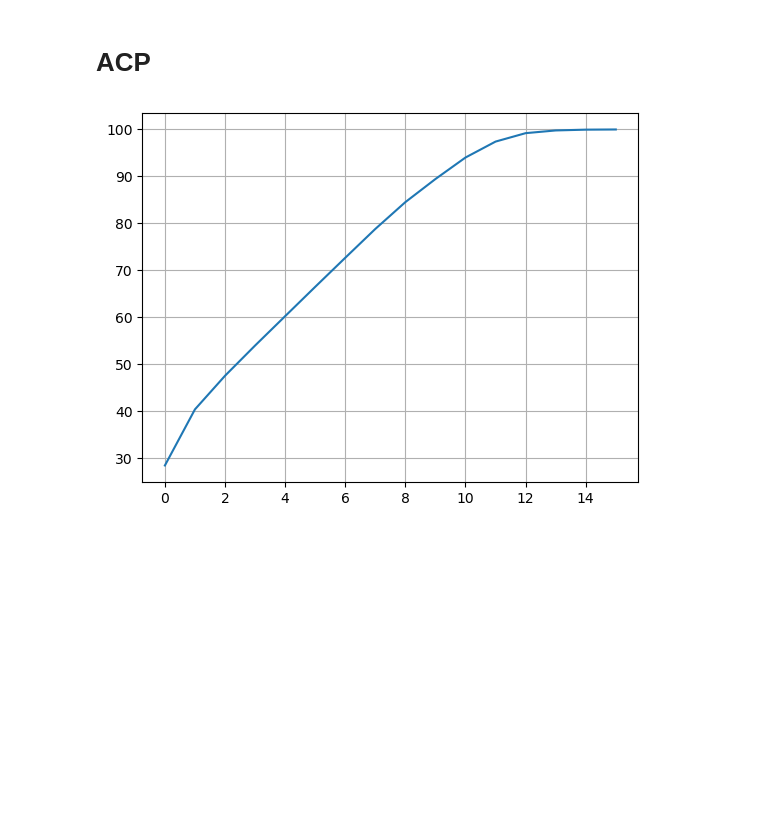
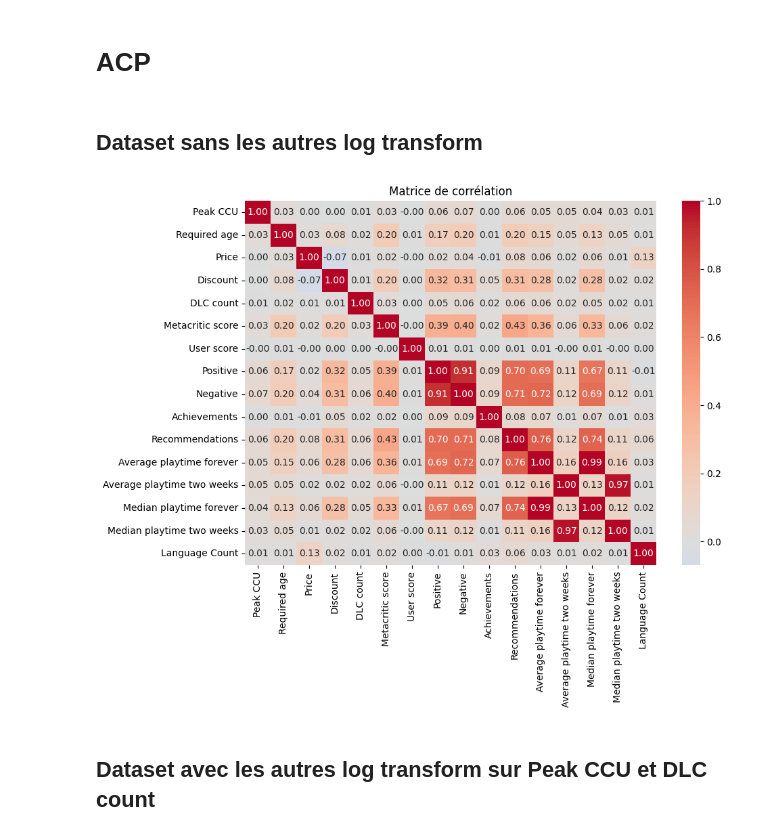
Before and after one commit to LjAquinox/Projet_Analyse_Steam, a Jupyter notebook: clean.ipynb, the cells around one changed output. Saved outputs shown, nothing was run; the diff lists cells and outputs as text; code cells hidden in the pictures; blank space fills up the shorter version.

```diff
--- a/clean.ipynb
+++ b/clean.ipynb
@@ -199,10 +413,10 @@ print(df2.head())
 # %%
 df3 = df2.copy(deep = True)
-df3["Positive"] = np.log2(df3["Positive"] + 1)
-df3["Negative"] = np.log2(df3["Negative"] + 1)
-df3["Recommendations"] = np.log2(df3["Recommendations"] + 1)
-df3["Average playtime forever"] = np.log2(df3["Average playtime forever"] + 1)
-df3["Median playtime forever"] = np.log2(df3["Median playtime forever"] + 1)
+df3["Positive"] = np.log2(df2["Positive"] + 1)
+df3["Negative"] = np.log2(df2["Negative"] + 1)
+df3["Recommendations"] = np.log2(df2["Recommendations"] + 1)
+df3["Average playtime forever"] = np.log2(df2["Average playtime forever"] + 1)
+df3["Median playtime forever"] = np.log2(df2["Median playtime forever"] + 1)
 # %% [markdown]
 # ACP
 # %%
@@ -218,7 +426,0 @@ explained_variance = pca.explained_variance_ratio_
-# %%
-import matplotlib.pyplot as plt
-plt.plot(pca.explained_variance_ratio_.cumsum() * 100)
-plt.grid()
-plt.show()
-# %% [output]
-[figure, removed]
@@ -224,0 +498,24 @@ plt.show()
+# %% [markdown]
+## Dataset sans les autres log transform
+# %%
+data_pca_2 = df3.select_dtypes(include=["number", "int64"]) #
+scaler = StandardScaler()
+scaled_df3 = scaler.fit_transform(data_pca_2)
+pca_2 = PCA()
+pca_df3 = pca_2.fit_transform(scaled_df3)
+explained_variance_2 = pca_2.explained_variance_ratio_
+
+#feature_names = data_pca_2.columns.tolist()
+#plot_correlation_circle(pca, feature_names, dim_pairs=[(0,1), (0,2), (1,2)])
+
+corr_matrix = data_pca_2.corr()
+
+plt.figure(figsize=(10, 8))
+sns.heatmap(corr_matrix, annot=True, fmt=".2f", cmap="coolwarm", center=0)
+plt.title("Matrice de corrélation")
+plt.tight_layout()
+plt.show()
+# %% [output]
+[figure, added]
+# %% [markdown]
+## Dataset avec les autres log transform sur Peak CCU et DLC count
```
Also changed, not shown: parts of 44 cells of this notebook, 1 other file.
